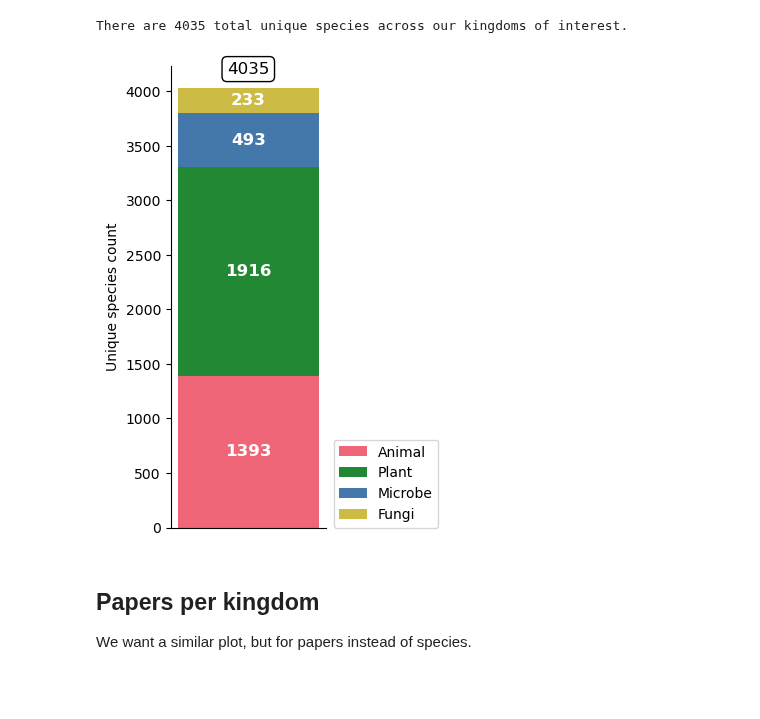
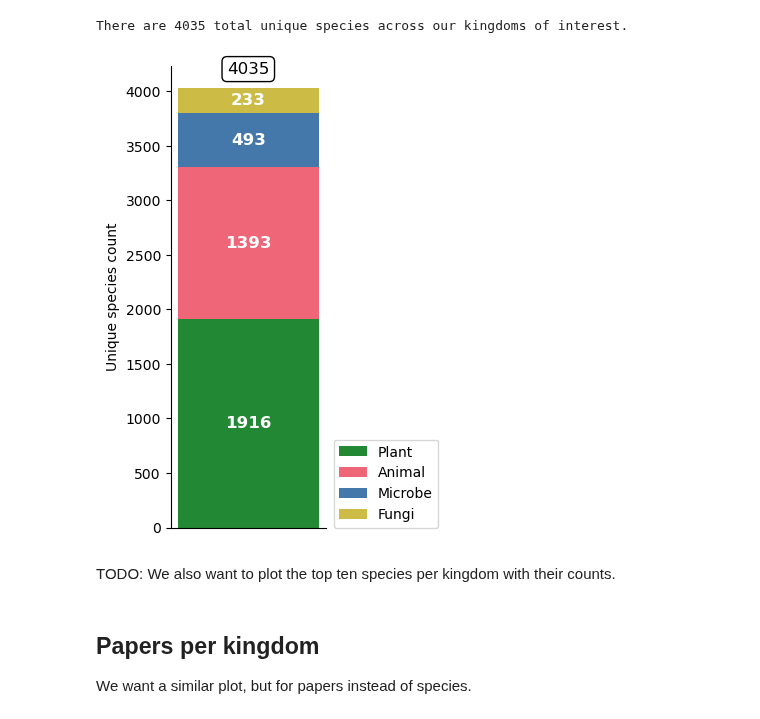
Before and after one commit to serenalotreck/desiccation-network, a Jupyter notebook: notebooks/unique_species.ipynb, the cells around one changed output. Cells and saved outputs as stored; diff of their text form; code cells hidden in the pictures; blank space fills up the shorter version.

```diff
--- a/notebooks/unique_species.ipynb
+++ b/notebooks/unique_species.ipynb
@@ -64,36 +60,40 @@ print(f'There are {sum([len(v) for v in unique_spec_kings.values()])} total uniq
 There are 4035 total unique species across our kingdoms of interest.
 # %%
 colors = {'Plant': '#228833', 'Animal':'#EE6677', 'Microbe': '#4477AA', 'Fungi':'#CCBB44'}
+# Re-order dict
+unique_spec_kings = {king: unique_spec_kings[king] for king in colors.keys()}
 bottom = np.zeros(1)
 fig, ax = plt.subplots(figsize=(2,6))
 for king, specs in unique_spec_kings.items():
     count = len(specs)
     ax.bar('Dataset', count, color=colors[king], label=king, bottom=bottom)
     bottom += count
 
 for bar in ax.patches:
     ax.text(
         bar.get_x() + bar.get_width() / 2,
         0.5*bar.get_height() + bar.get_y(),
         int(bar.get_height()),
         ha='center',
         va='center',
         color='w',
         weight='bold',
         size=12
     )
 
     centered_x = bar.get_x() + bar.get_width() / 2
     top_y = bar.get_height() + bar.get_y()
 
 ax.text(centered_x, top_y + 100, sum([len(v) for v in unique_spec_kings.values()]), bbox={'boxstyle':'round', 'facecolor':'w'}, ha='center', va='bottom', fontsize=12)
 ax.set_ylabel('Unique species count')
 ax.spines[['right', 'top']].set_visible(False)
 ax.get_xaxis().set_visible(False)
 plt.legend(loc=(1.05,0))
 plt.savefig('../data/citation_network/figures/unique_species_per_kingdom_bar.pdf', format='pdf', dpi=600, bbox_inches='tight')
 # %% [output]
-[figure, old version]
+[figure, new version]
+# %% [markdown]
+TODO: We also want to plot the top ten species per kingdom with their counts.
 # %% [markdown]
 ## Papers per kingdom
 We want a similar plot, but for papers instead of species.
```
Also changed, not shown: parts of 1 cell of this notebook, 5 other files.
